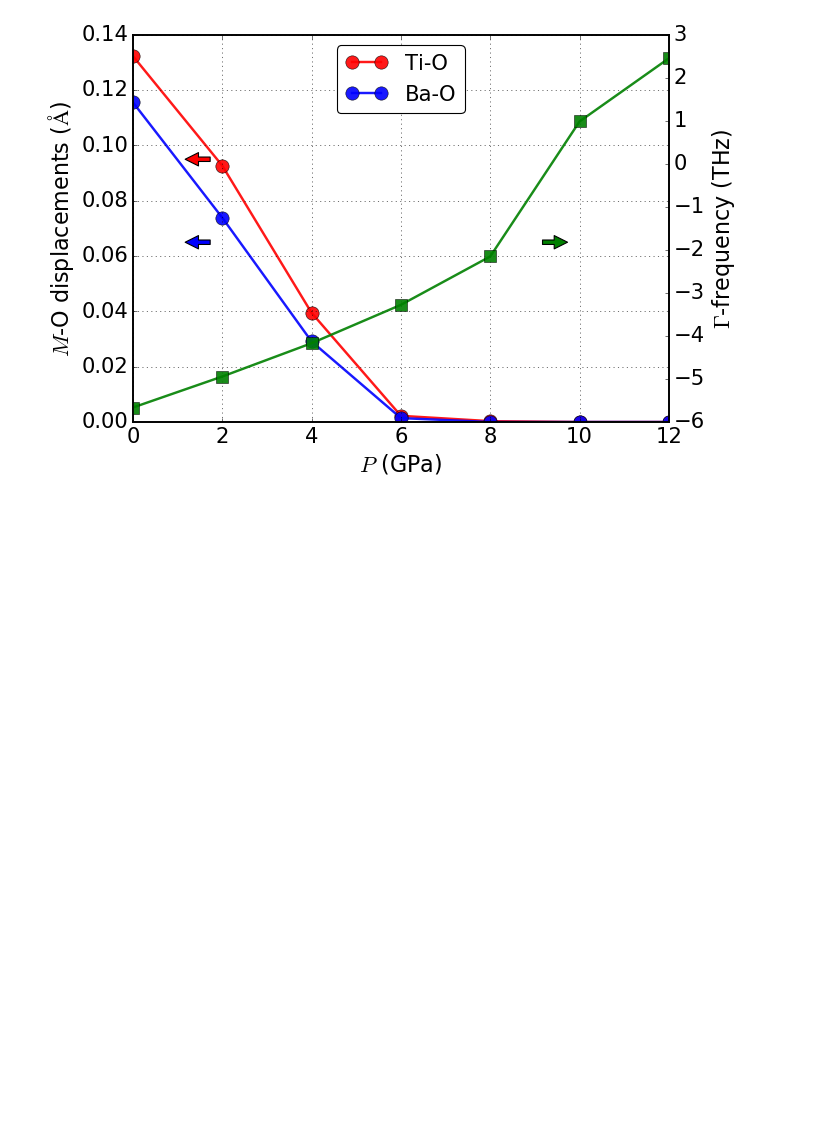
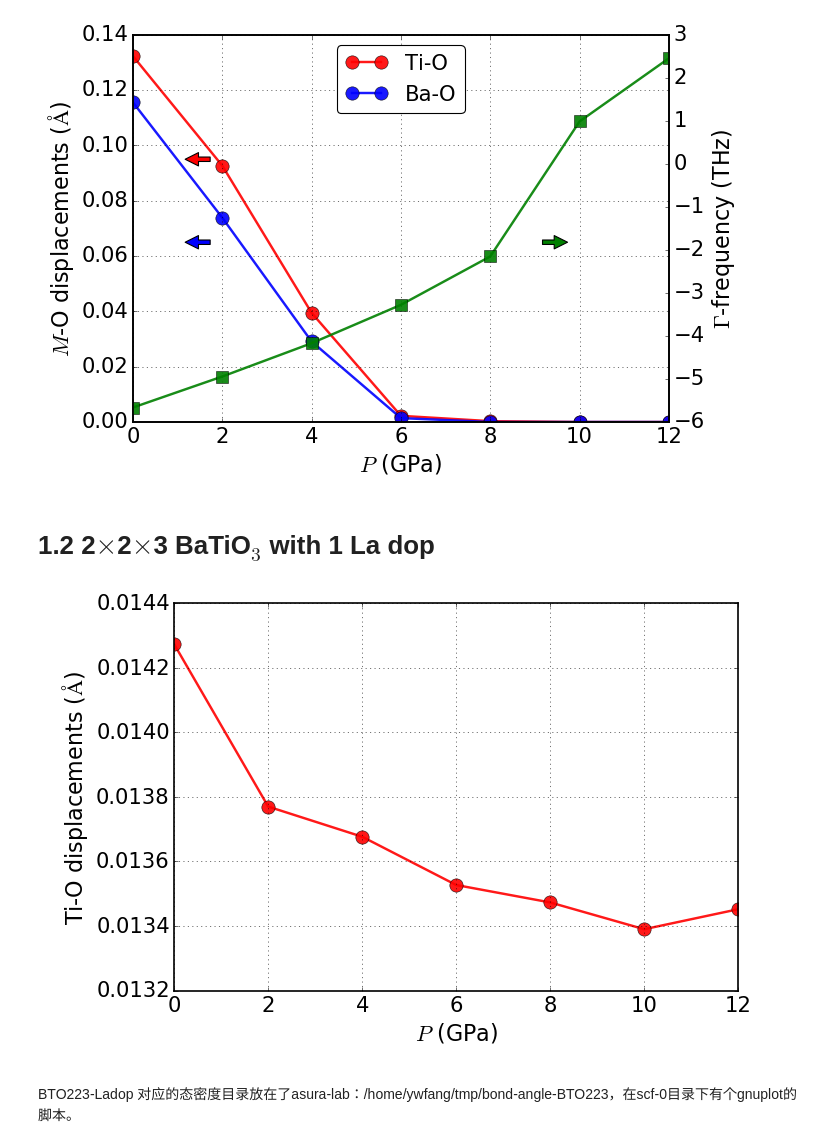
Before and after one commit to yw-fang/readingnotes, a Jupyter notebook: matsci/project2017/pressure-doping-ferroelectrics/BTO-disp-frequency/BTO-doping-pressure.ipynb, the cells around one changed output. Drawn from its saved outputs; the diff is of its cells as text; code cells hidden in the pictures; blank space fills up the shorter version.

Commit message:
BTO223 doped, Ti-O displacements as a function of pressure

```diff
--- a/matsci/project2017/pressure-doping-ferroelectrics/BTO-disp-frequency/BTO-doping-pressure.ipynb
+++ b/matsci/project2017/pressure-doping-ferroelectrics/BTO-disp-frequency/BTO-doping-pressure.ipynb
@@ -208,3 +208,82 @@ ax.grid()
 plt.savefig('BTO-0.05e.pdf')
 # %% [output]
 [figure]
+# %% [markdown]
+# 1.2 2$\times$2$\times$3 BaTiO$_3$ with 1 La dop
+# %%
+%matplotlib inline
+
+# For the reference of the default color map of matplotlib, see
+# https://matplotlib.org/users/dflt_style_changes.html
+
+#For the fonts in matplotlib, please see
+#https://matplotlib.org/users/dflt_style_changes.html#figure-size-font-size-and-screen-dpi
+# This example is from CHAPTER 3 of the book "
+# matplotlib for developpers",
+# but I made many revisions
+
+import matplotlib.style
+import matplotlib as mpl
+mpl.style.use('classic')
+mpl.rcParams['figure.facecolor'] = '1'
+#if choose the grey backgroud, use 0.75
+mpl.rcParams['figure.figsize'] = [9,6]
+mpl.rcParams['lines.linewidth'] = 2.2
+mpl.rcParams['legend.fancybox'] = True
+mpl.rcParams['legend.fontsize'] = 19
+mpl.rcParams['legend.scatterpoints'] = 1 #scatterpoints,
+#it's the numer of maker points in the legend when
+#creating a legend entry for a scatter plot
+mpl.rcParams["axes.formatter.useoffset"]=False #turn off the axis offset-values.
+# If on. the axis label will use a offset value by the side of axis
+mpl.rcParams["axes.linewidth"]  = 1.5 #change the boarder width
+#plt.rcParams["axes.edgecolor"] = "0.15" #change the boarder color
+
+ticklabel_size = 19
+mpl.rcParams['xtick.labelsize'] = ticklabel_size
+mpl.rcParams['ytick.labelsize'] = ticklabel_size
+
+import matplotlib.pyplot as plt
+import numpy as np
+import pandas as pd
+from pandas import DataFrame
+
+data=pd.read_csv('./BTO223-1La-dop.csv')
+
+frame = DataFrame(data)
+
+fig = plt.figure() # Create matplotlib figure
+
+ax = fig.add_subplot(111) # Create matplotlib axes
+#ax2 = ax.twinx() # Create another axes that shares the same x-axis as ax.
+
+df=frame.copy()
+df['Pkbar']=df['Pkbar']/10 #conver kbar to GPa
+df.set_index('Pkbar', inplace=True)
+df.TiOP4mm.plot(ax=ax,color={'r'},alpha=0.9,
+                  kind='line', marker='o',markersize=12,mark_right=False, label='Ti-O')
+# df.BaOP4mm.plot(ax=ax,color={'b'},alpha=0.9,
+#                   kind='line', marker='o',markersize=12,mark_right=False, label='Ba-O')
+# ax.legend(loc="upper center")
+# df.PEfrequency.plot(ax=ax2,color={'g'},alpha=0.9,
+#                   kind='line', marker='s',markersize=10,mark_right=False, label='$\Gamma$')
+#ax.legend(loc="best")
+
+ax.set_xlabel('$P$ (GPa)', fontsize = 20)
+ax.set_ylabel(r'Ti-O displacements (${\mathrm{\AA}}$)', fontsize = 20)
+# ax2.set_ylabel('$\Gamma$-frequency (THz)', fontsize = 20)
+
+
+ax.annotate('', (1.1, 0.095), (1.8, 0.095), arrowprops=dict(facecolor='r',shrink=0.1)) # arrowstyle="<-"
+# ax.annotate('', (1.1, 0.065), (1.8, 0.065), arrowprops=dict(facecolor='b',shrink=0.1)) # arrowstyle="<-"
+# ax.annotate('', (9.8, 0.065), (9.1, 0.065), arrowprops=dict(facecolor='g',shrink=0.1)) # arrowstyle="<-"
+#    plt.xticks(np.arange(0, 13, 2))
+plt.tight_layout()
+ax.grid()
+
+#plt.show()
+plt.savefig('BTO223-La-dop.pdf')
+# %% [output]
+[figure, added]
+# %% [markdown]
+BTO223-Ladop 对应的态密度目录放在了asura-lab：/home/ywfang/tmp/bond-angle-BTO223，在scf-0目录下有个gnuplot的脚本。
```
Also changed, not shown: parts of 3 cells of this notebook.
